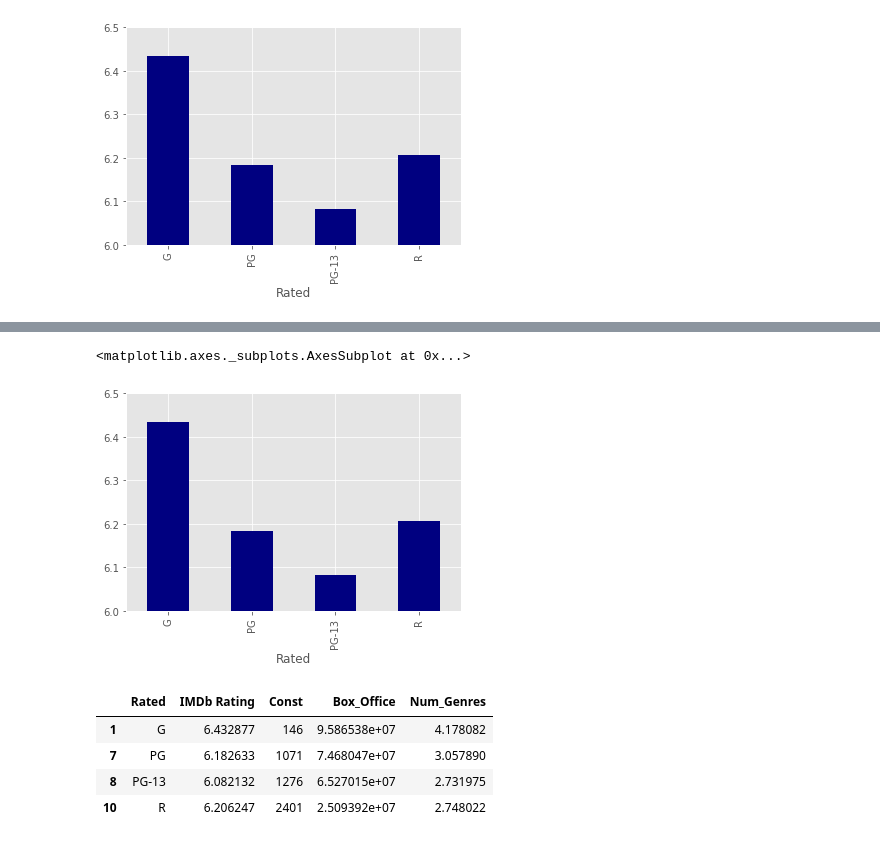
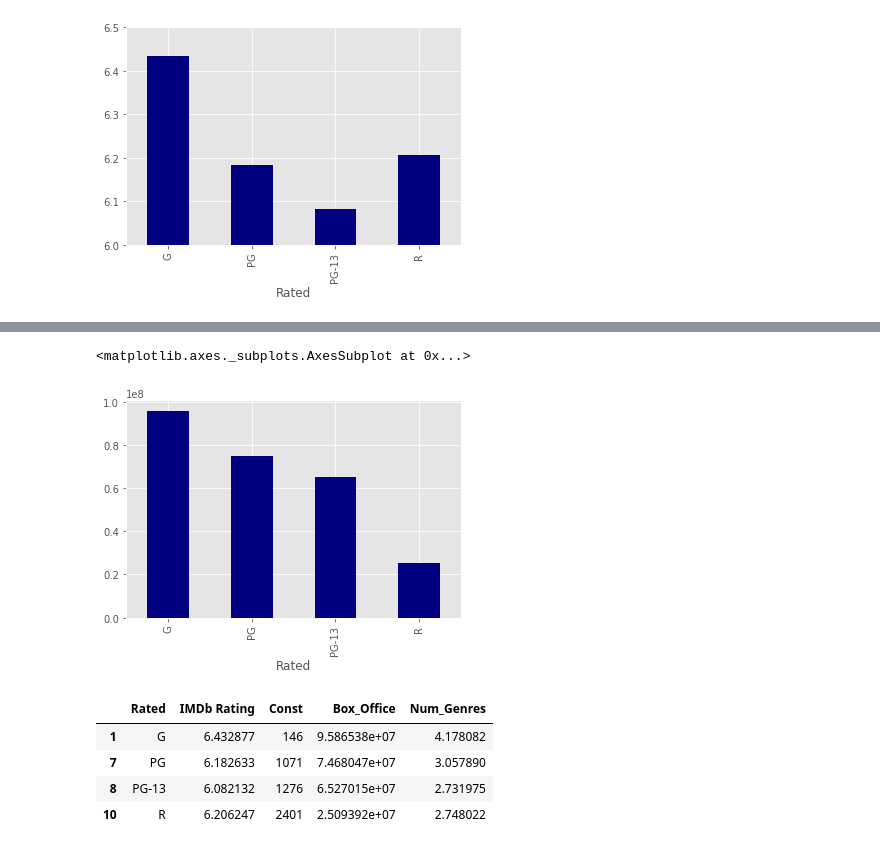
Before and after one commit to Lweston75/Project-One, a Jupyter notebook: ESPgraphs.ipynb, the cells around one changed output, grey strips where cells are left out. Drawn from its saved outputs; the diff is of its cells as text; code cells hidden in the pictures.

Commit message:
More Graphs

```diff
--- a/ESPgraphs.ipynb
+++ b/ESPgraphs.ipynb
@@ -220,16 +231,15 @@ rated_df_rating.plot.bar('Rated', 'IMDb Rating', ylim = (6.0, 6.5), color = 'nav
 # %%
 rated_df_rating = movie_df.groupby('Rated').agg({
     "IMDb Rating":'mean',
     "Const":'count',
     'Box_Office':'mean',
     'Num_Genres':'mean'
-
 }).reset_index()
 rated_df_rating = rated_df_rating[rated_df_rating['Rated'].isin(['G','PG','PG-13','R'])]
-rated_df_rating.plot.bar('Rated', 'IMDb Rating', ylim = (6.0, 6.5), color = 'navy', legend = False)
+rated_df_rating.plot.bar('Rated', 'Box_Office', color = 'navy', legend = False)
 # %% [output]
 <matplotlib.axes._subplots.AxesSubplot at 0x...>
-[figure, old version]
+[figure, new version]
 # %%
 rated_df_rating
 # %% [output]
```
Also changed, not shown: parts of 9 cells of this notebook, 1 other file.
